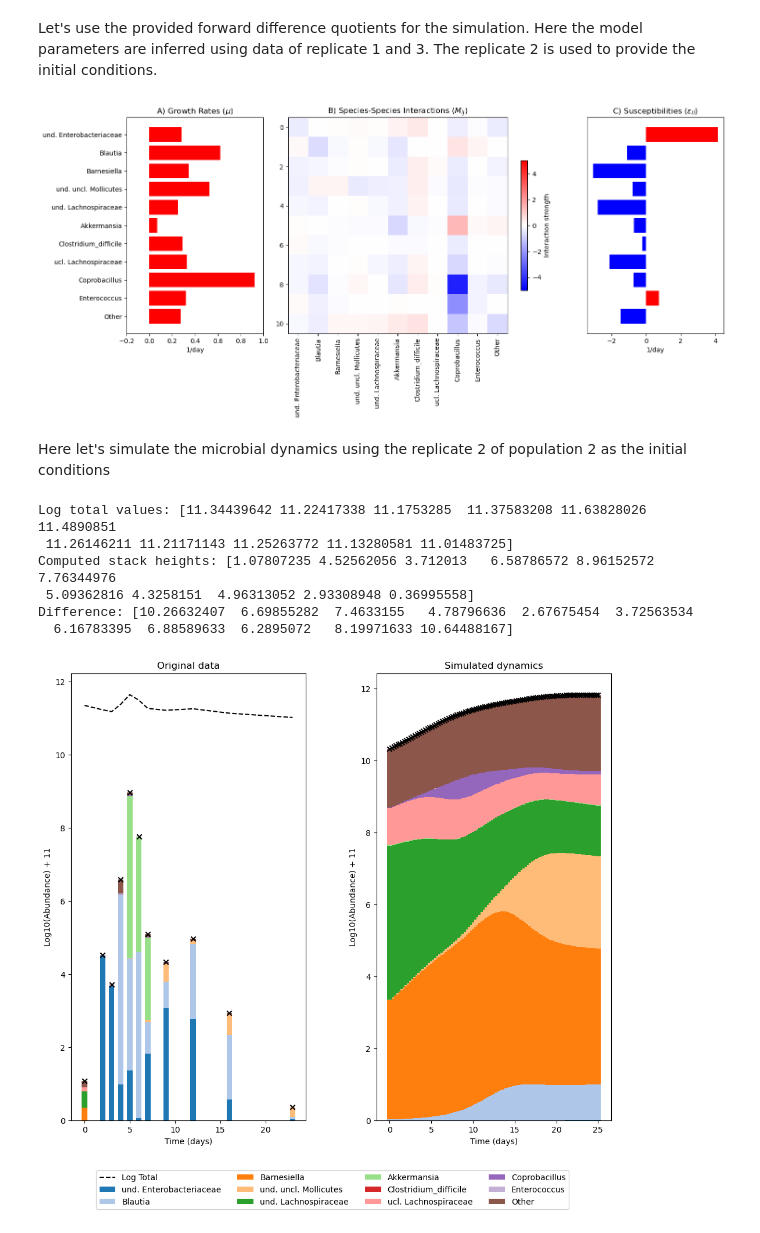
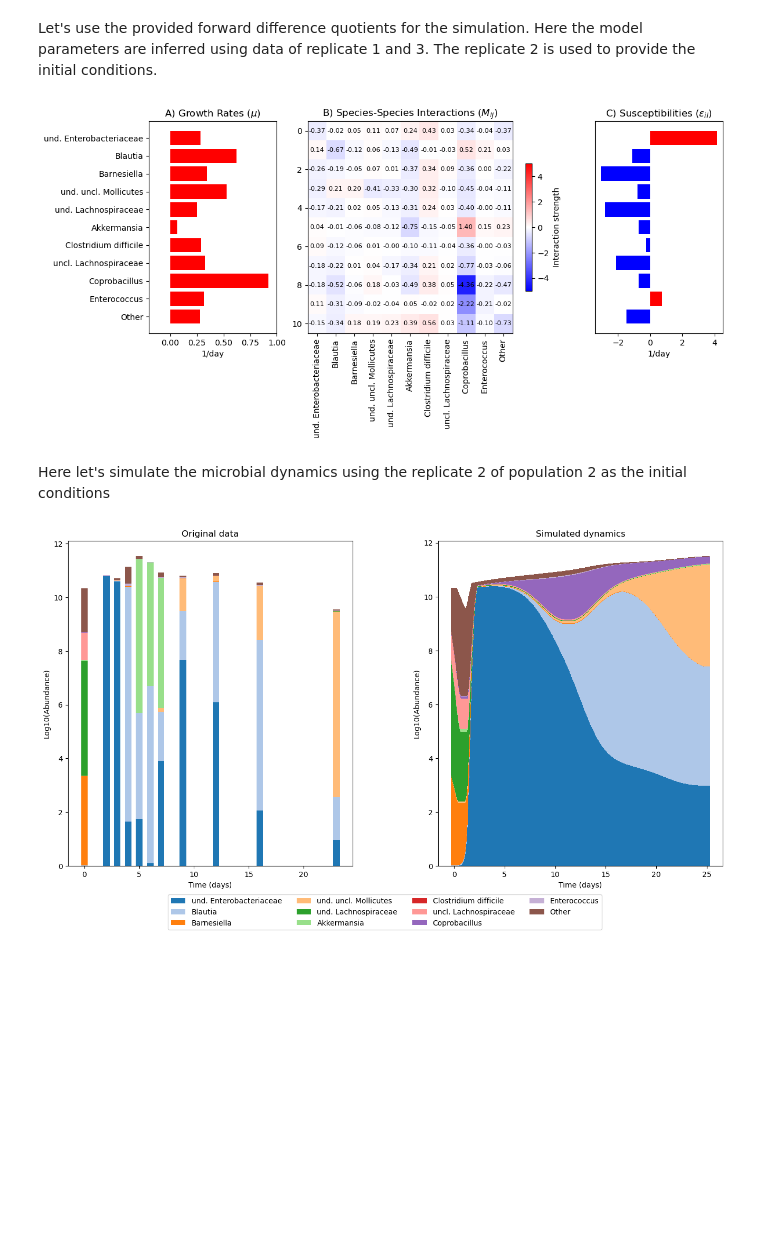
Before and after one commit to BOYANGLI233/gLV-model-implementation, a Jupyter notebook: notebook/gLV_fit.ipynb, the cells around one changed output. Drawn from its saved outputs; the diff is of its cells as text; code cells hidden in the pictures; blank space fills up the shorter version.

```diff
--- a/notebook/gLV_fit.ipynb
+++ b/notebook/gLV_fit.ipynb
@@ -120,12 +122,22 @@ Solve the parameters analyticall via matrix operations:
 # Define the parameter matrix as theta
 theta_1 = gLV.compute_theta(F_data_1, Y_data_1, D_lmd)  # Calculate theta using the formula
 
-species = F.index.to_list()
+species = F_df.index.to_list()
 species[0] = 'und. Enterobacteriaceae'
 species[3] = 'und. uncl. Mollicutes'
 species[4] = 'und. Lachnospiraceae'
-species[7] = 'ucl. Lachnospiraceae'
-parameter_matrix_1 = pd.DataFrame(theta_1, index=F.index, columns=species + ['Growth', 'Susceptibility'])  # Create a DataFrame for the parameter matrix
+species[6] = 'Clostridium difficile'
+species[7] = 'uncl. Lachnospiraceae'
+
+current_order = species
+desired_order = ['Barnesiella', 'und. Lachnospiraceae', 'uncl. Lachnospiraceae', 'Other', 'Blautia',
+                   'und. uncl. Mollicutes', 'Akkermansia', 'Coprobacillus', 'Clostridium difficile',
+                   'Enterococcus', 'und. Enterobacteriaceae']
+
+# Reorder the species in theta_1 according to the order
+theta_1 = gLV.reorder_para_matrix(theta_1, current_order, desired_order)
+
+parameter_matrix_1 = pd.DataFrame(theta_1, index=desired_order, columns=desired_order + ['Growth', 'Susceptibility'])  # Create a DataFrame for the parameter matrix
 display(parameter_matrix_1)  # Display the parameter matrix
-# parameter_matrix_1.to_csv('../dataset/parameter_matrix_1.csv', index=True)  # Save the parameter matrix to a CSV file
+parameter_matrix_1.to_csv('../dataset/parameter_matrix_1.csv', index=True)  # Save the parameter matrix to a CSV file
 # %% [output]
@@ -205,31 +218,27 @@ theta_3 = gLV.compute_theta(F_data_3, Y_data_3, D_lmd)  # Calculate theta for th
 mu = theta_3[:, -2]
 M = theta_3[:, :-2]
 epsilon = theta_3[:, -1]
-fig_3 = gLV.plot_model_parameters(mu, M, epsilon, species)
+fig_3 = gLV.plot_model_parameters(mu, M, epsilon, current_order)
 # fig_3.savefig('../figure/model_para_3.svg')
 plt.show()
 # %% [output]
-[figure, old version]
+[figure, new version]
 # %% [markdown]
 Here let's simulate the microbial dynamics using the replicate 2 of population 2 as the initial conditions
 # %%
 # Define initial conditions and time span
-x0 = Y['4_0.0'].to_list()[:-2] # population 2 -> no pathogen, antibiotic perturbation at day 0
-t_span = [0, 25]
-t = np.linspace(0, 25, 100)
+t_span = (0, 25)
+t = np.linspace(0, 25, 1000)
 perturb = 1
-x_sim = gLV.gLV_simulation(t_span, t, x0, mu, M, epsilon, perturb)  # Simulate the microbial dynamics
+# orig_data = Y_data_2[:-2, 40:51]  # Original data for population 3
+orig_data = Y_data_2[:-2, 25:36]  # Original data for population 2
+# orig_data = Y_data_2[:-2, 36:40]  # Original data for population 1
+orig_time = all_time[3].astype(np.float64)
+x0 = orig_data[:, 0]  # Initial conditions based on the original data
+perturb_start_end = (0, 2)  # No perturbation in this simulation
 
-orig_data = Y_data_2[:, 25:36]  # Original data for the first 25 time points
-orig_time = all_time[3].astype(float)
-
-fig_4 = gLV.plot_simulation(species, orig_data, orig_time, x_sim, t)  # Plot the simulation results
+x_sim = gLV.gLV_simulation(t_span, t, x0, mu, M, epsilon, perturb, perturb_start_end=perturb_start_end)  # Simulate the microbial dynamics
+fig_4 = gLV.plot_simulation(species, orig_data, orig_time, x_sim, t) # Plot the simulation results
 plt.show()
 # %% [output]
-Log total values: [11.34439642 11.22417338 11.1753285  11.37583208 11.63828026 11.4890851
- 11.26146211 11.21171143 11.25263772 11.13280581 11.01483725]
-Computed stack heights: [1.07807235 4.52562056 3.712013   6.58786572 8.96152572 7.76344976
- 5.09362816 4.3258151  4.96313052 2.93308948 0.36995558]
-Difference: [10.26632407  6.69855282  7.4633155   4.78796636  2.67675454  3.72563534
-  6.16783395  6.88589633  6.2895072   8.19971633 10.64488167]
-[figure, old version]
+[figure, new version]
```
Also changed, not shown: parts of 8 cells of this notebook, 11 other files.
